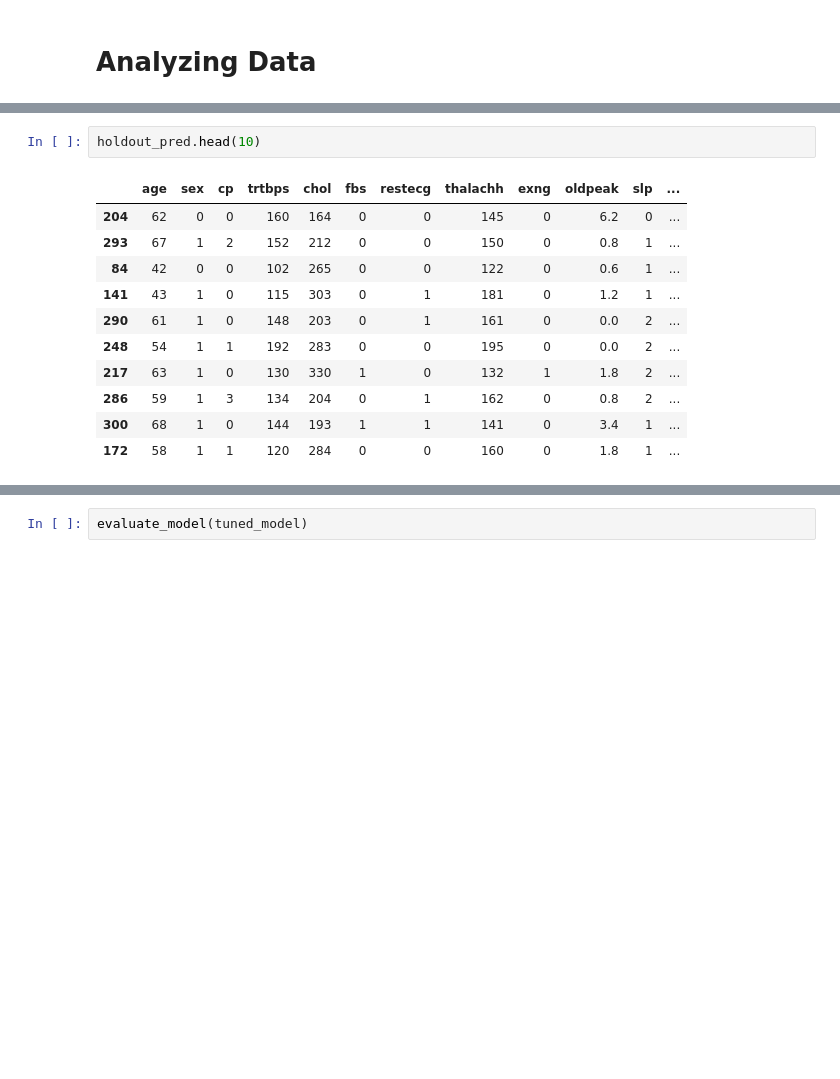
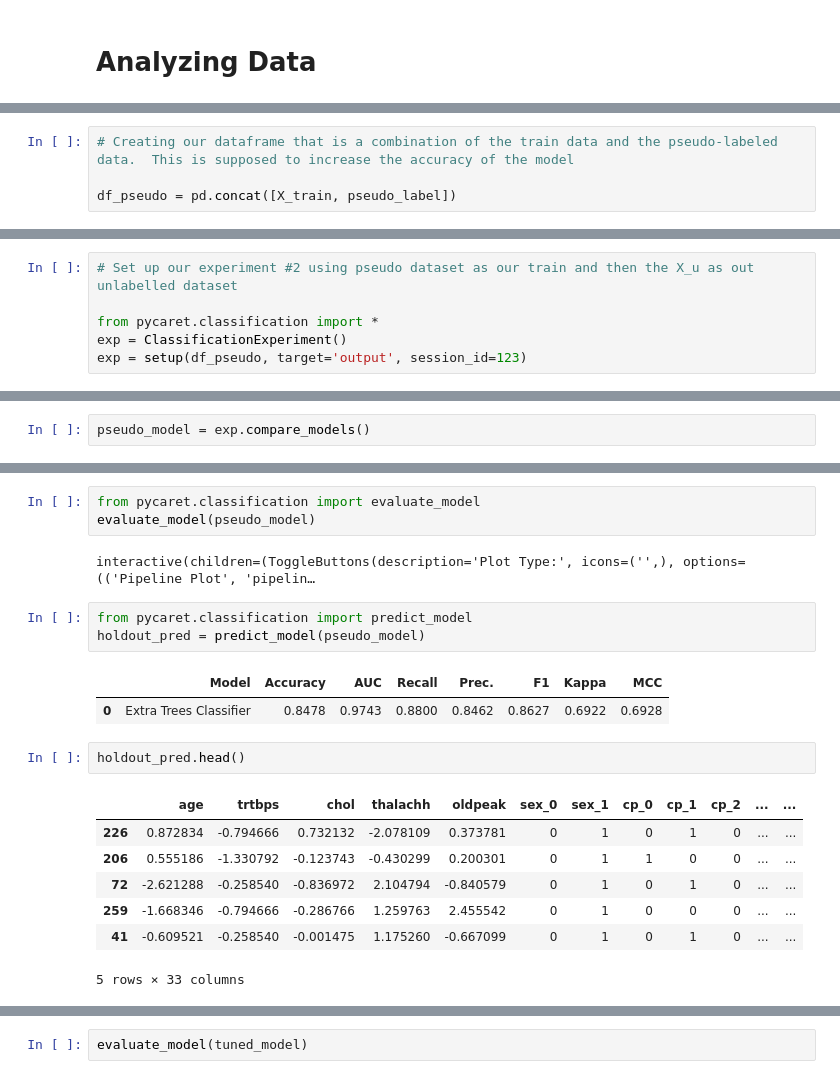
Before and after one commit to dc-neo/heart_attack_predict, a Jupyter notebook: Heart_Disease_Semi-Supervised.ipynb, the cells around one changed output, grey strips where cells are left out. Saved outputs shown, nothing was run; the diff lists cells and outputs as text; blank space fills up the shorter version.

Commit message:
Removed the XGBoost and replaced it with a supervised Pycaret model and then pseudo-labeled for unsupervised results

```diff
--- a/Heart_Disease_Semi-Supervised.ipynb
+++ b/Heart_Disease_Semi-Supervised.ipynb
@@ -682,0 +328,4 @@ holdout_pred = predict_model(best_features)
+# %%
+# Creating our dataframe that is a combination of the train data and the pseudo-labeled data.  This is supposed to increase the accuracy of the model
+
+df_pseudo = pd.concat([X_train, pseudo_label])
@@ -682,0 +348,6 @@ holdout_pred = predict_model(best_features)
+# %%
+# Set up our experiment #2 using pseudo dataset as our train and then the X_u as out unlabelled dataset
+
+from pycaret.classification import *
+exp = ClassificationExperiment()
+exp = setup(df_pseudo, target='output', session_id=123)
@@ -682,0 +372,2 @@ holdout_pred = predict_model(best_features)
+# %%
+pseudo_model = exp.compare_models()
@@ -683,15 +394,22 @@ holdout_pred = predict_model(best_features)
+# %%
+from pycaret.classification import evaluate_model
+evaluate_model(pseudo_model)
+# %% [output]
+interactive(children=(ToggleButtons(description='Plot Type:', icons=('',), options=(('Pipeline Plot', 'pipelin…
+# %%
+from pycaret.classification import predict_model
+holdout_pred = predict_model(pseudo_model)
+# %% [output]
+|  | Model | Accuracy | AUC | Recall | Prec. | F1 | Kappa | MCC |
+| 0 | Extra Trees Classifier | 0.8478 | 0.9743 | 0.8800 | 0.8462 | 0.8627 | 0.6922 | 0.6928 |
 # %%
-holdout_pred.head(10)
+holdout_pred.head()
 # %% [output]
-|  | age | sex | cp | trtbps | chol | fbs | restecg | thalachh | exng | oldpeak | slp | ... |
-| 204 | 62 | 0 | 0 | 160 | 164 | 0 | 0 | 145 | 0 | 6.2 | 0 | ... |
-| 293 | 67 | 1 | 2 | 152 | 212 | 0 | 0 | 150 | 0 | 0.8 | 1 | ... |
-| 84 | 42 | 0 | 0 | 102 | 265 | 0 | 0 | 122 | 0 | 0.6 | 1 | ... |
-| 141 | 43 | 1 | 0 | 115 | 303 | 0 | 1 | 181 | 0 | 1.2 | 1 | ... |
-| 290 | 61 | 1 | 0 | 148 | 203 | 0 | 1 | 161 | 0 | 0.0 | 2 | ... |
-| 248 | 54 | 1 | 1 | 192 | 283 | 0 | 0 | 195 | 0 | 0.0 | 2 | ... |
-| 217 | 63 | 1 | 0 | 130 | 330 | 1 | 0 | 132 | 1 | 1.8 | 2 | ... |
-| 286 | 59 | 1 | 3 | 134 | 204 | 0 | 1 | 162 | 0 | 0.8 | 2 | ... |
-| 300 | 68 | 1 | 0 | 144 | 193 | 1 | 1 | 141 | 0 | 3.4 | 1 | ... |
-| 172 | 58 | 1 | 1 | 120 | 284 | 0 | 0 | 160 | 0 | 1.8 | 1 | ... |
+|  | age | trtbps | chol | thalachh | oldpeak | sex_0 | sex_1 | cp_0 | cp_1 | cp_2 | ... | ... |
+| 226 | 0.872834 | -0.794666 | 0.732132 | -2.078109 | 0.373781 | 0 | 1 | 0 | 1 | 0 | ... | ... |
+| 206 | 0.555186 | -1.330792 | -0.123743 | -0.430299 | 0.200301 | 0 | 1 | 1 | 0 | 0 | ... | ... |
+| 72 | -2.621288 | -0.258540 | -0.836972 | 2.104794 | -0.840579 | 0 | 1 | 0 | 1 | 0 | ... | ... |
+| 259 | -1.668346 | -0.794666 | -0.286766 | 1.259763 | 2.455542 | 0 | 1 | 0 | 0 | 0 | ... | ... |
+| 41 | -0.609521 | -0.258540 | -0.001475 | 1.175260 | -0.667099 | 0 | 1 | 0 | 1 | 0 | ... | ... |
+5 rows × 33 columns
 # %%
```
Also changed, not shown: parts of 61 cells of this notebook.
